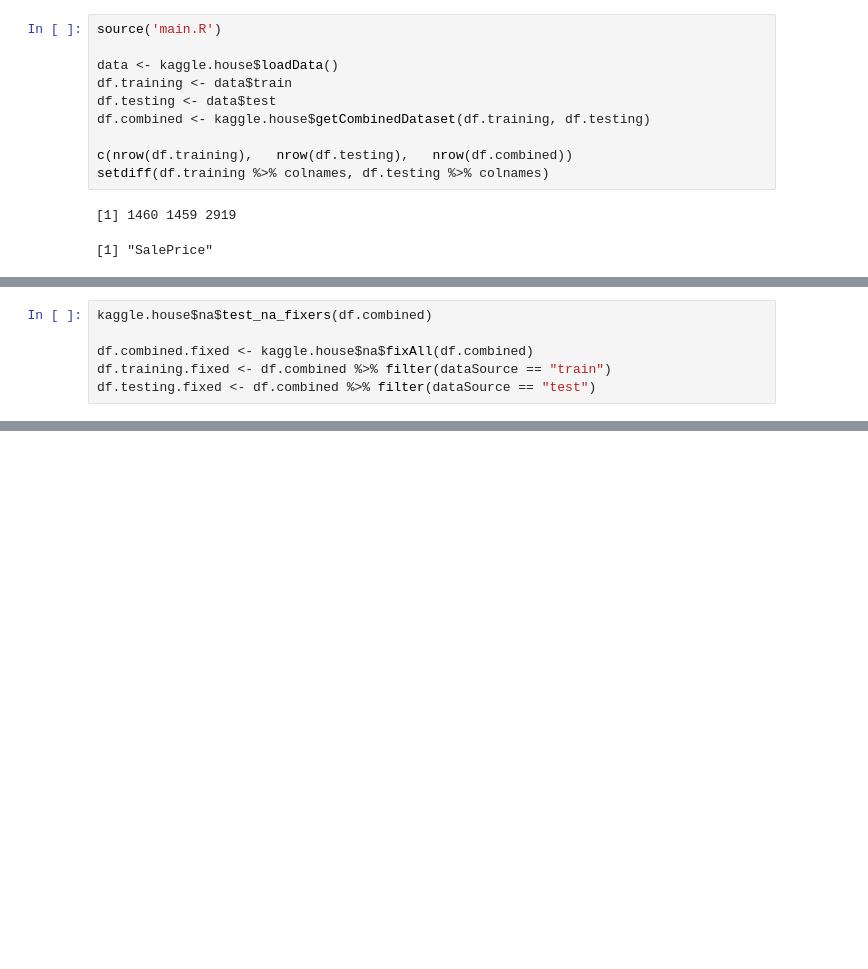
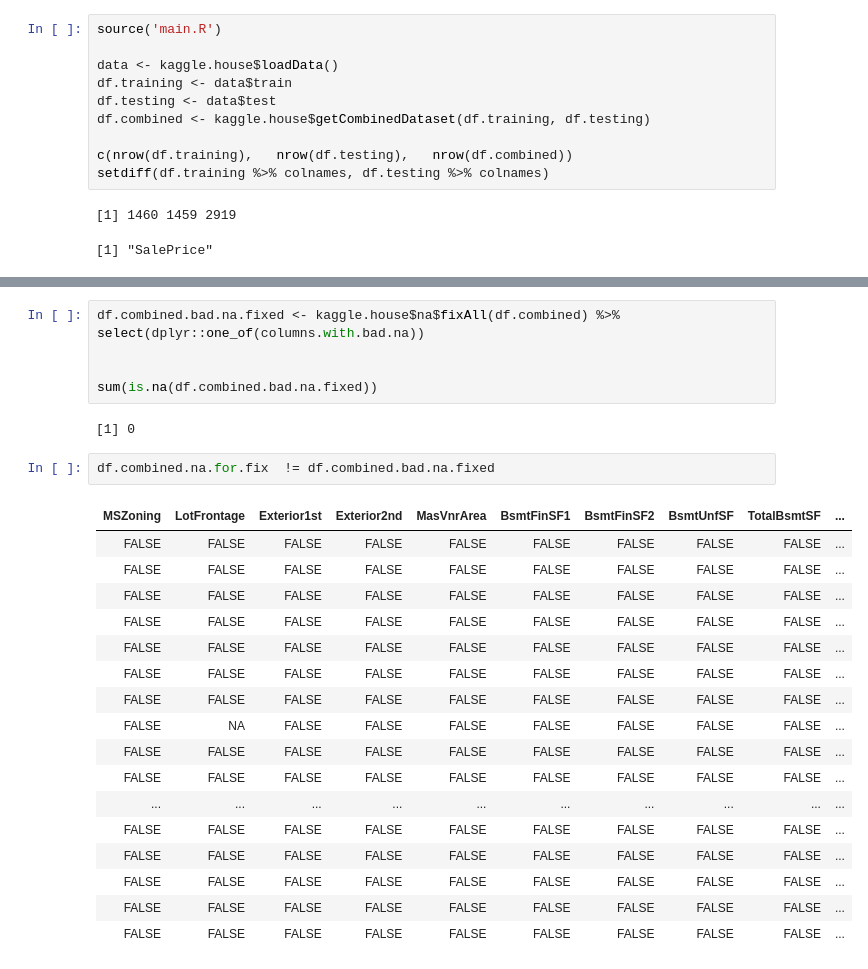
Before and after one commit to MatrixNorm/kaggle, a Jupyter notebook: house-prices/R/notebooks/fix_missing_values.ipynb, the cells around one changed output, grey strips where cells are left out. Cells and saved outputs as stored; diff of their text form; blank space fills up the shorter version.

```diff
--- a/house-prices/R/notebooks/fix_missing_values.ipynb
+++ b/house-prices/R/notebooks/fix_missing_values.ipynb
@@ -112,6 +102,0 @@ facet_wrap(~attr.name)
-# %%
-kaggle.house$na$test_na_fixers(df.combined)
-
-df.combined.fixed <- kaggle.house$na$fixAll(df.combined)
-df.training.fixed <- df.combined %>% filter(dataSource == "train")
-df.testing.fixed <- df.combined %>% filter(dataSource == "test")
@@ -121,0 +128,28 @@ df.testing.fixed <- df.combined %>% filter(dataSource == "test")
+# %%
+df.combined.bad.na.fixed <- kaggle.house$na$fixAll(df.combined) %>%
+select(dplyr::one_of(columns.with.bad.na))
+
+
+sum(is.na(df.combined.bad.na.fixed))
+# %% [output]
+[1] 0
+# %%
+df.combined.na.for.fix  != df.combined.bad.na.fixed
+# %% [output]
+| MSZoning | LotFrontage | Exterior1st | Exterior2nd | MasVnrArea | BsmtFinSF1 | BsmtFinSF2 | BsmtUnfSF | TotalBsmtSF | ... |
+| FALSE | FALSE | FALSE | FALSE | FALSE | FALSE | FALSE | FALSE | FALSE | ... |
+| FALSE | FALSE | FALSE | FALSE | FALSE | FALSE | FALSE | FALSE | FALSE | ... |
+| FALSE | FALSE | FALSE | FALSE | FALSE | FALSE | FALSE | FALSE | FALSE | ... |
+| FALSE | FALSE | FALSE | FALSE | FALSE | FALSE | FALSE | FALSE | FALSE | ... |
+| FALSE | FALSE | FALSE | FALSE | FALSE | FALSE | FALSE | FALSE | FALSE | ... |
+| FALSE | FALSE | FALSE | FALSE | FALSE | FALSE | FALSE | FALSE | FALSE | ... |
+| FALSE | FALSE | FALSE | FALSE | FALSE | FALSE | FALSE | FALSE | FALSE | ... |
+| FALSE | NA | FALSE | FALSE | FALSE | FALSE | FALSE | FALSE | FALSE | ... |
+| FALSE | FALSE | FALSE | FALSE | FALSE | FALSE | FALSE | FALSE | FALSE | ... |
+| FALSE | FALSE | FALSE | FALSE | FALSE | FALSE | FALSE | FALSE | FALSE | ... |
+| ... | ... | ... | ... | ... | ... | ... | ... | ... | ... |
+| FALSE | FALSE | FALSE | FALSE | FALSE | FALSE | FALSE | FALSE | FALSE | ... |
+| FALSE | FALSE | FALSE | FALSE | FALSE | FALSE | FALSE | FALSE | FALSE | ... |
+| FALSE | FALSE | FALSE | FALSE | FALSE | FALSE | FALSE | FALSE | FALSE | ... |
+| FALSE | FALSE | FALSE | FALSE | FALSE | FALSE | FALSE | FALSE | FALSE | ... |
+| FALSE | FALSE | FALSE | FALSE | FALSE | FALSE | FALSE | FALSE | FALSE | ... |
```
Also changed, not shown: parts of 8 cells of this notebook, 1 other file.
